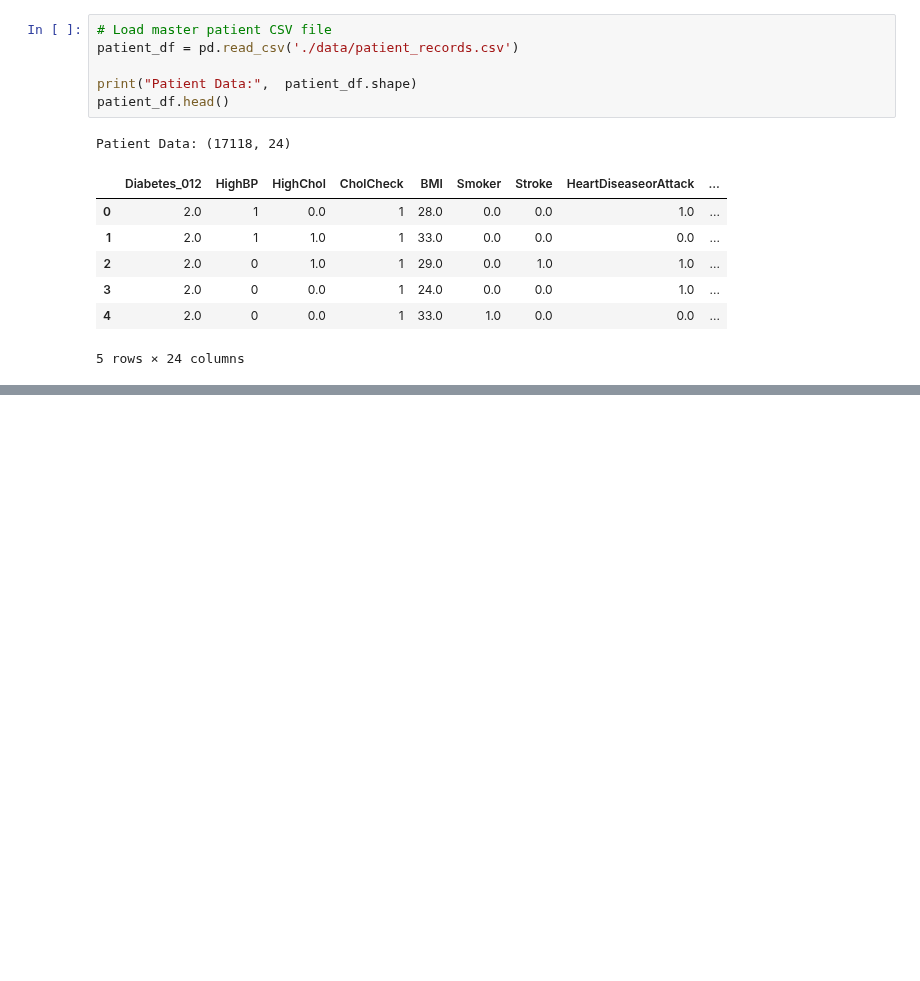
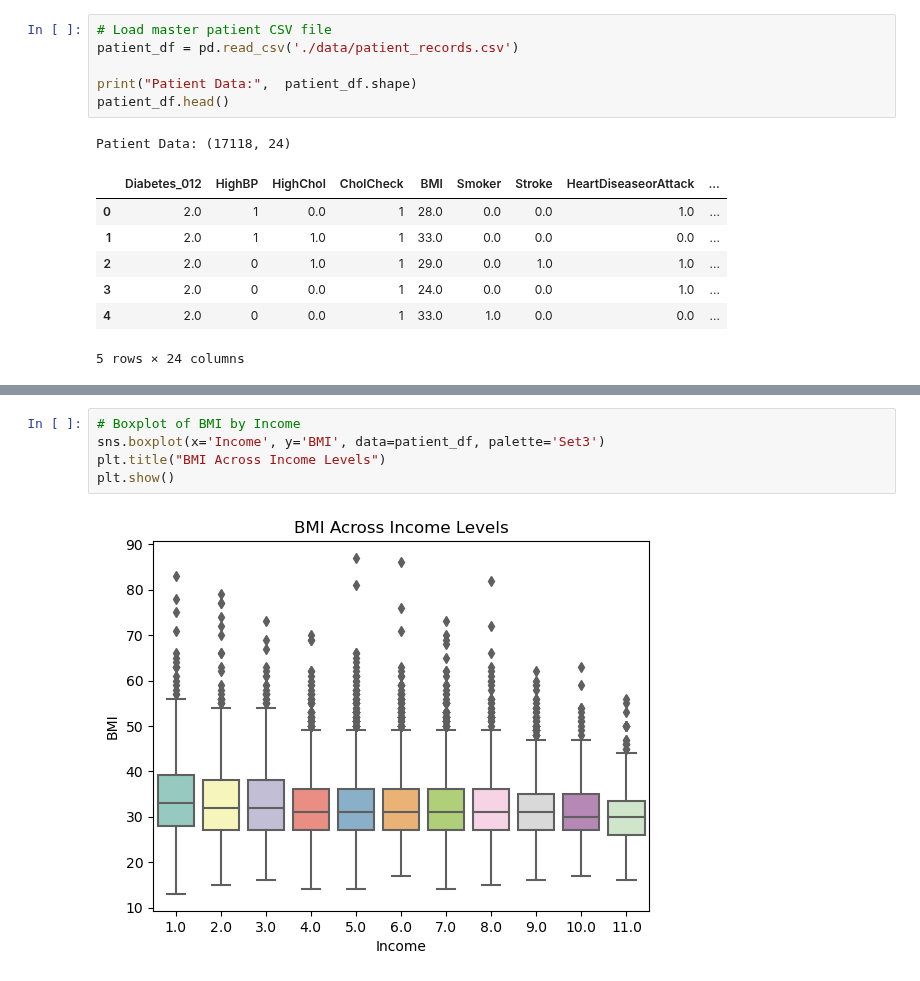
Before and after one commit to lvandine44/MADS-Capstone, a Jupyter notebook: 3-EDA and Preprocessing.ipynb, the cells around one changed output, grey strips where cells are left out. Cells and saved outputs as stored; diff of their text form; blank space fills up the shorter version.

```diff
--- a/3-EDA and Preprocessing.ipynb
+++ b/3-EDA and Preprocessing.ipynb
@@ -47,0 +144,7 @@ Patient Data: (17118, 24)
+# %%
+# Boxplot of BMI by Income
+sns.boxplot(x='Income', y='BMI', data=patient_df, palette='Set3')
+plt.title("BMI Across Income Levels")
+plt.show()
+# %% [output]
+[figure, added]
```
Also changed, not shown: parts of 17 cells of this notebook.
